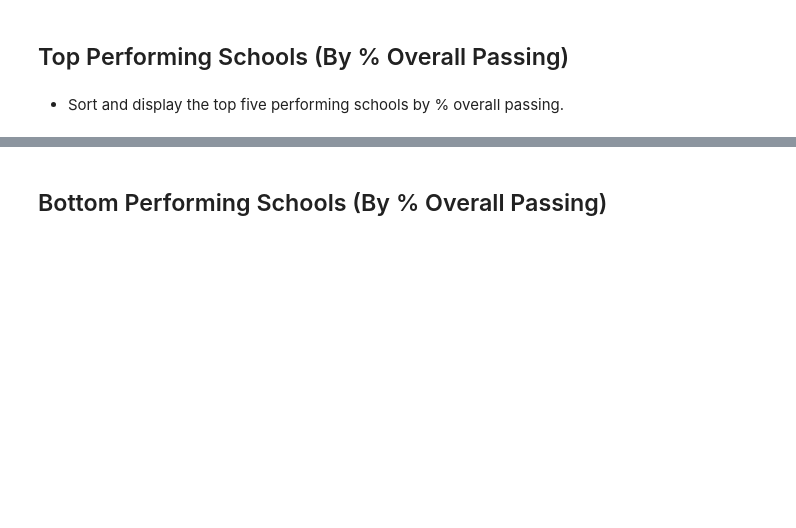
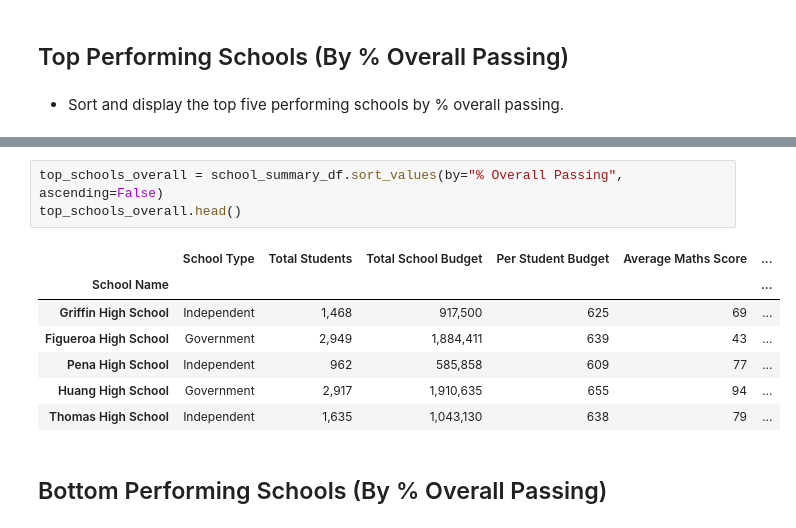
Before and after one commit to ljulbrich/pandas-challenge, a Jupyter notebook: PyCitySchools/PyCitySchools_starter.ipynb, the cells around one changed output, grey strips where cells are left out. Cells and saved outputs as stored; diff of their text form; blank space fills up the shorter version.

```diff
--- a/PyCitySchools/PyCitySchools_starter.ipynb
+++ b/PyCitySchools/PyCitySchools_starter.ipynb
@@ -164,3 +159,14 @@ dtype: float64
+# %%
+top_schools_overall = school_summary_df.sort_values(by="% Overall Passing", ascending=False)
+top_schools_overall.head()
+# %% [output]
+|  | School Type | Total Students | Total School Budget | Per Student Budget | Average Maths Score | ... |
+| School Name |  |  |  |  |  | ... |
+| Griffin High School | Independent | 1,468 | 917,500 | 625 | 69 | ... |
+| Figueroa High School | Government | 2,949 | 1,884,411 | 639 | 43 | ... |
+| Pena High School | Independent | 962 | 585,858 | 609 | 77 | ... |
+| Huang High School | Government | 2,917 | 1,910,635 | 655 | 94 | ... |
+| Thomas High School | Independent | 1,635 | 1,043,130 | 638 | 79 | ... |
 # %% [markdown]
 ## Bottom Performing Schools (By % Overall Passing)
 # %% [markdown]
```
Also changed, not shown: parts of 7 cells of this notebook, 1 other file.
